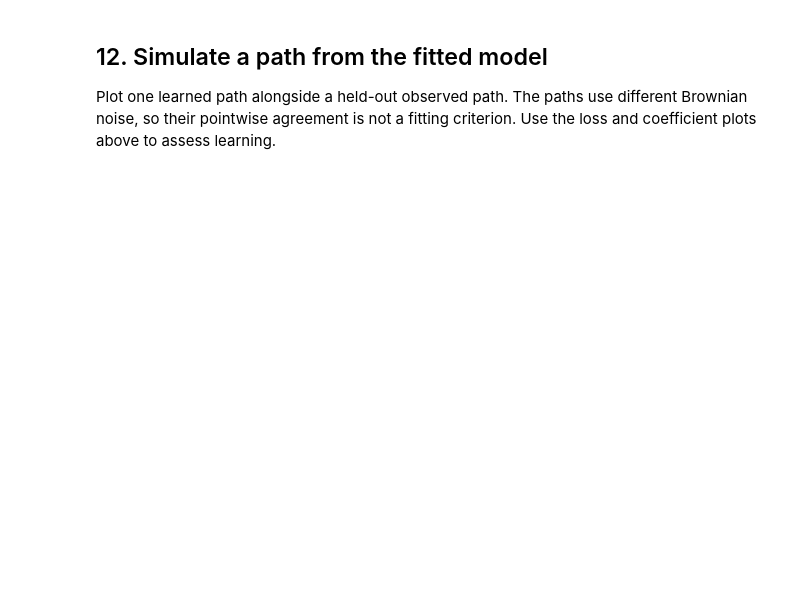
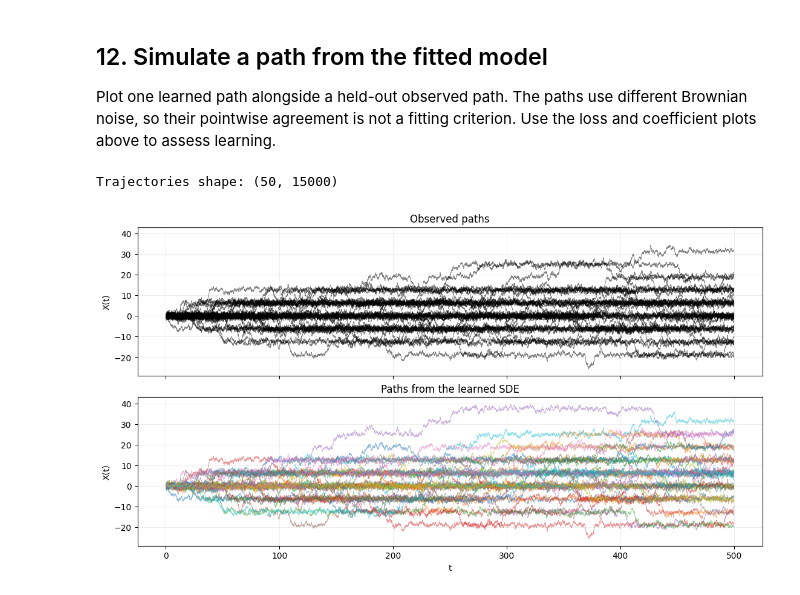
Before and after one commit to dared22/master_thesis, a Jupyter notebook: sandbox/sde_test_data.ipynb, the cells around one changed output. Cells and saved outputs as stored; diff of their text form; code cells hidden in the pictures; blank space fills up the shorter version.

```diff
--- a/sandbox/sde_test_data.ipynb
+++ b/sandbox/sde_test_data.ipynb
@@ -386,26 +437,45 @@ def learned_diffusion(t, x, args):
     return args.s(x)
 
 
-brownian = dfx.VirtualBrownianTree(
-    t0=t0, t1=t1, tol=1e-3, shape=(), key=jr.PRNGKey(202)
-)
-terms = dfx.MultiTerm(
-    dfx.ODETerm(learned_drift),
-    dfx.ControlTerm(learned_diffusion, brownian),
-)
-learned_path = dfx.diffeqsolve(
-    terms, dfx.Euler(),
-    t0=t0, t1=t1, dt0=dt, y0=x0, args=model,
-    saveat=dfx.SaveAt(ts=ts),
-    max_steps=100_000,
-).ys
 
-fig, axes = plt.subplots(2, 1, figsize=(11, 6), sharex=True, sharey=True,
-                         constrained_layout=True)
-axes[0].plot(ts, validation_paths[0], color="tab:gray", linewidth=0.8)
-axes[0].set(ylabel="X(t)", title="Held-out observed path")
-axes[1].plot(ts, learned_path, color="tab:blue", linewidth=0.8)
-axes[1].set(xlabel="t", ylabel="X(t)", title="Path from the learned SDE")
-for ax in axes:
-    ax.grid(alpha=0.2)
-plt.show()
+
+def simulate_one_learned(key):
+    brownian = dfx.VirtualBrownianTree(
+    t0=t0, t1=t1, tol=1e-3, shape=(), key=key
+    )
+    terms = dfx.MultiTerm(
+        dfx.ODETerm(learned_drift),
+        dfx.ControlTerm(learned_diffusion, brownian),
+    )
+
+    learned_path = dfx.diffeqsolve(
+       terms, dfx.Euler(),
+       t0=t0, t1=t1, dt0=dt, y0=x0, args=model,
+       saveat=dfx.SaveAt(ts=ts),
+       max_steps=100_000,
+    ).ys
+    return learned_path
+
+key = jr.PRNGKey(42)
+keys = jr.split(key, n_trajectories)
+
+trajectories_learned = jax.vmap(simulate_one_learned)(keys)
+print(f"Trajectories shape: {trajectories_learned.shape}")
+# %% [output]
+Trajectories shape: (50, 15000)
+# %%
+fig, axes = plt.subplots(2, 1, figsize=(11, 6), sharex=True, sharey=True,
+                         constrained_layout=True)
+axes[0].set(ylabel="X(t)", title="Observed paths")
+axes[1].set(xlabel="t", ylabel="X(t)", title="Paths from the learned SDE")
+
+for trajectory in trajectories:
+    axes[0].plot(ts, trajectory, color="black", linewidth=0.5, alpha=0.5)
+
+for learned_path in trajectories_learned:
+    axes[1].plot(ts, learned_path, linewidth=0.5, alpha=0.5)
+for ax in axes:
+    ax.grid(alpha=0.2)
+plt.show()
+# %% [output]
+[figure, added]
```
Also changed, not shown: parts of 10 cells of this notebook, 1 other file.
